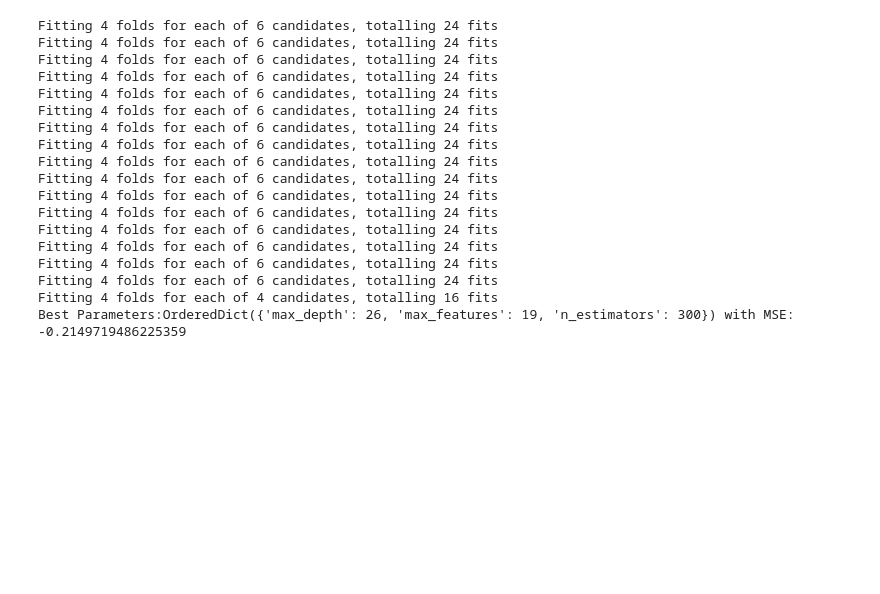
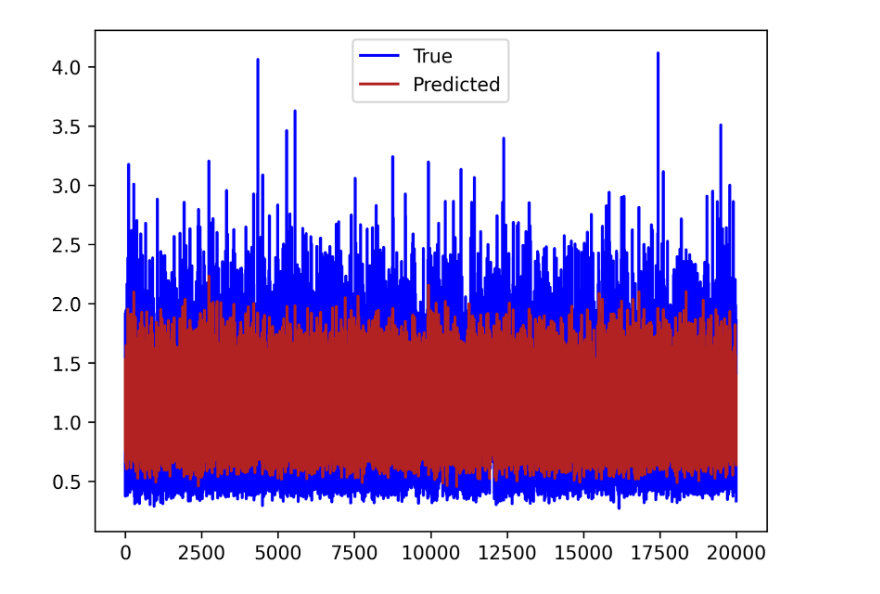
Before and after one commit to AVelaryon/Darnell-Model-, a Jupyter notebook: CAT-1.ipynb, the cells around one changed output. Saved outputs shown, nothing was run; the diff lists cells and outputs as text; code cells hidden in the pictures; blank space fills up the shorter version.

Commit message:
Simple Treatment: treated t_peak as a categorical feature and dataset (overall) as time-series

```diff
--- a/CAT-1.ipynb
+++ b/CAT-1.ipynb
@@ -29,9 +29,21 @@ sorted_indices = X.t_peak.to_numpy().ravel().argsort()
 # bins = pd.IntervalIndex.from_tuples([(2030, 2069), (2070,2109), (2110, 2149), (2150, 2178)])
 # X['t_peak'] = pd.cut(X.t_peak.to_numpy(), bins=4)
 X.t_peak = X.t_peak.astype('category')
-X = pd.get_dummies(X,prefix=['emission_year'], dtype=float)
-obj = X.join(Y, how='left')
-sorted_obj = obj.iloc[sorted_indices,:].copy()
+
+X_dummy = pd.get_dummies(X.copy(),prefix=['emission_year'], dtype=float)
+# obj1 = X_res.join(Y1, how='left')
+# obj = X.join(Y, how='left')
+# nun = len(X.t_peak.unique())
+# discret = KBinsDiscretizer(n_bins=nun, encode='ordinal', random_state=0)
+# Y_binned = discret.fit_transform(Y.to_numpy().reshape(-1,1)).ravel()
+# smote = SMOTENC(categorical_features=['t_peak'],sampling_strategy='auto', random_state=0)
+# X_res , y_res = smote.fit_resample(X, Y_binned)
+# Y1 = pd.Series(discret.inverse_transform(y_res.reshape(-1,1)).ravel(), name='output')
+obj = X_dummy.join(Y, how='left')
+# X_res = pd.DataFrame(X_res, columns=X.columns)
+# obj = pd.concat([X_res, y_res], axis=1)
+# sorted_obj = obj.iloc[sorted_indices,:].copy()
+# X.t_peak = X.t_peak.astype('float64')
 # Rescaling the dataset
 # min_max = MinMaxScaler()
 # min_max.fit(obj.iloc[:,:-1],obj.iloc[:,-1])
@@ -42,0 +53,7 @@ sorted_obj.head()
+# %%
+obj = obj.iloc[sorted_indices,:].copy()
+# sobj.t_peak = sobj.t_peak.astype('category')
+# sobj_x = pd.get_dummies(sobj.iloc[:,:-1], prefix=['emission_year'], dtype=float)
+# sobj = sobj_x.join(sobj.output, how='left')
+# sobj.head()
+obj.head()
@@ -42,0 +68,5 @@ sorted_obj.head()
+# %%
+# val = TimeSeriesSplit(n_splits=4, max_train_size=60_000)
+val = train_test_split(obj.iloc[:,:-1],obj.output, train_size=0.8, shuffle=False, random_state=0)
+RF = RandomForestRegressor(n_estimators=220, min_samples_leaf=3, max_samples=12224, max_features=43, max_depth=44,n_jobs=20,random_state=0)
+RF.fit(val[0],val[2])
@@ -43,7 +77,3 @@ sorted_obj.head()
 # %%
-# val = train_test_split(sorted_obj.iloc[:,:-1], sorted_obj.iloc[:,-1],shuffle=False, train_size=0.8, random_state=0)
-val = TimeSeriesSplit(n_splits=4, max_train_size=60_000)
-RF = RandomForestRegressor(random_state=0)
-# RF.fit(val[0].to_numpy(), val[2].to_numpy())
-# print(f'Training MSE:\t{np.square(val[2].to_numpy()-RF.predict(val[0].to_numpy())).mean()}')
-# print(f'Testing MSE:\t{np.square(val[3].to_numpy()-RF.predict(val[1].to_numpy())).mean()}')
+print(f'Training MSE:\t{np.square(val[2]-RF.predict(val[0])).mean()}')
+print(f'Testing MSE:\t{np.square(val[3]-RF.predict(val[1])).mean()}')
@@ -50,3 +103,11 @@ RF = RandomForestRegressor(random_state=0)
+# %%
+fig, ax = plt.subplots(1,1,dpi=300)
+ax.plot(val[3].to_numpy(), label='True', color='blue')
+ax.plot( RF.predict(val[1].to_numpy()), label='Predicted',color='firebrick' )
+ax.legend()
+plt.show()
+# %% [output]
+[figure, added]
 # %%
 parameter_space = dict()
 parameter_space['n_estimators'] = Integer(30,300)
@@ -59,29 +123,10 @@ parameter_space['max_depth'] = Integer(10,70)
 # %%
-bae = BayesSearchCV(estimator=RF,search_spaces=parameter_space,verbose=10, n_iter=100, scoring='neg_mean_squared_error', n_points=6, cv=val, n_jobs=24, random_state=0)
-bae.fit(sorted_obj.iloc[:,:-1], sorted_obj.iloc[:,-1])
+bae = BayesSearchCV(estimator=RF,search_spaces=parameter_space,verbose=10, n_iter=200, scoring='neg_mean_squared_error', n_points=6, cv=val, n_jobs=24, random_state=0)
+bae.fit(sobj.iloc[:,:-1], sobj.iloc[:,-1])
 res = pd.DataFrame(bae.cv_results_)
-res.to_excel(r"C:\Users\dwigh\OneDrive\Desktop\Emissions Uncertainty on Antarctic Instability\Hyperparameter_Tuning\CAT_HT.xlsx")
-res.to_csv(r"C:\Users\dwigh\OneDrive\Desktop\Emissions Uncertainty on Antarctic Instability\Hyperparameter_Tuning\CAT_HT.csv")
+res.to_excel(r"C:\Users\dwigh\OneDrive\Desktop\Emissions Uncertainty on Antarctic Instability\Hyperparameter_Tuning\CAT_HT2.xlsx")
+res.to_csv(r"C:\Users\dwigh\OneDrive\Desktop\Emissions Uncertainty on Antarctic Instability\Hyperparameter_Tuning\CAT_HT2.csv")
 print(f'Best Parameters:{bae.best_params_} with MSE: {bae.best_score_}')
-# %% [output]
-Fitting 4 folds for each of 6 candidates, totalling 24 fits
-Fitting 4 folds for each of 6 candidates, totalling 24 fits
-Fitting 4 folds for each of 6 candidates, totalling 24 fits
-Fitting 4 folds for each of 6 candidates, totalling 24 fits
-Fitting 4 folds for each of 6 candidates, totalling 24 fits
-Fitting 4 folds for each of 6 candidates, totalling 24 fits
-Fitting 4 folds for each of 6 candidates, totalling 24 fits
-Fitting 4 folds for each of 6 candidates, totalling 24 fits
-Fitting 4 folds for each of 6 candidates, totalling 24 fits
-Fitting 4 folds for each of 6 candidates, totalling 24 fits
-Fitting 4 folds for each of 6 candidates, totalling 24 fits
-Fitting 4 folds for each of 6 candidates, totalling 24 fits
-Fitting 4 folds for each of 6 candidates, totalling 24 fits
-Fitting 4 folds for each of 6 candidates, totalling 24 fits
-Fitting 4 folds for each of 6 candidates, totalling 24 fits
-Fitting 4 folds for each of 6 candidates, totalling 24 fits
-Fitting 4 folds for each of 4 candidates, totalling 16 fits
-Best Parameters:OrderedDict({'max_depth': 26, 'max_features': 19, 'n_estimators': 300}) with MSE: -0.2149719486225359
 # %%
 rng = np.random.default_rng(seed=0)
 def bootstrapp(y_true,y_pred,n_boots):
```
Also changed, not shown: parts of 13 cells of this notebook, 1 other file.
